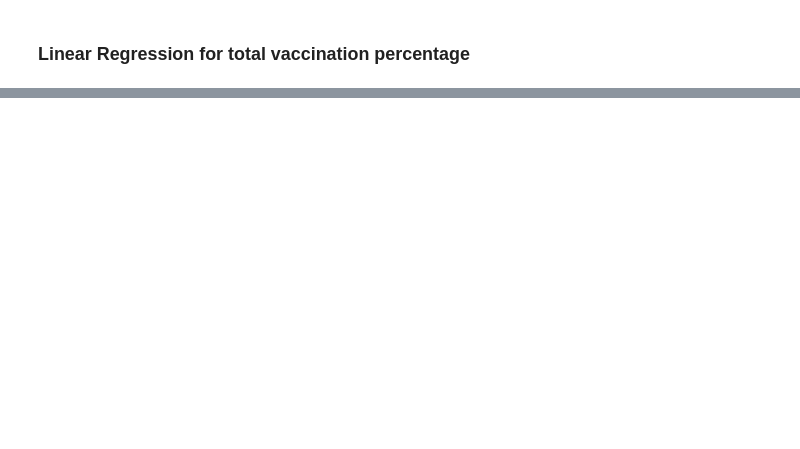
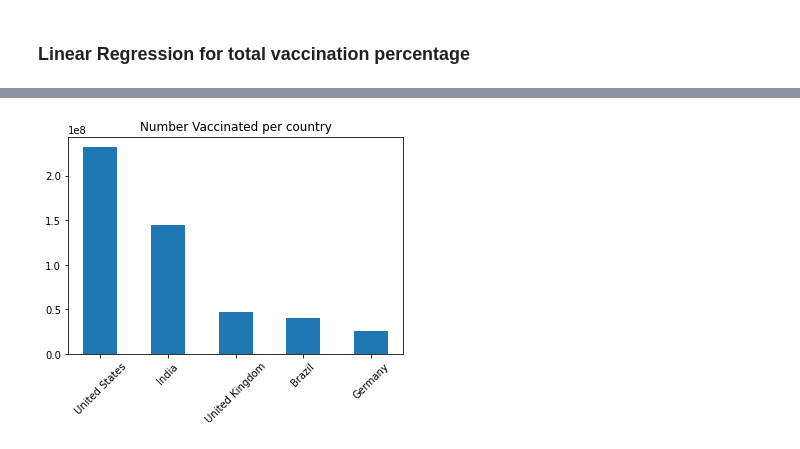
Before and after one commit to AJB-hub/Covid19_Vaccination_Progress, a Jupyter notebook: Analysis.ipynb, the cells around one changed output, grey strips where cells are left out. Cells and saved outputs as stored; diff of their text form; code cells hidden in the pictures; blank space fills up the shorter version.

```diff
--- a/Analysis.ipynb
+++ b/Analysis.ipynb
@@ -110,0 +127,9 @@ x.sort_values(by='people_fully_vaccinated_per_hundred').head(5)
+# %%
+topTotal = y.sort_values(by='total_vaccinations',ascending=False).head(5)
+plt.bar(topTotal['Country'],topTotal['total_vaccinations'],width=.5)
+plt.title('Number Vaccinated per country')
+plt.xticks(rotation = 45)
+plt.savefig('./Resources/Output/bestandworst/fig2.png')
+plt.show()
+# %% [output]
+[figure, added]
```
Also changed, not shown: parts of 16 cells of this notebook, 16 other files.
